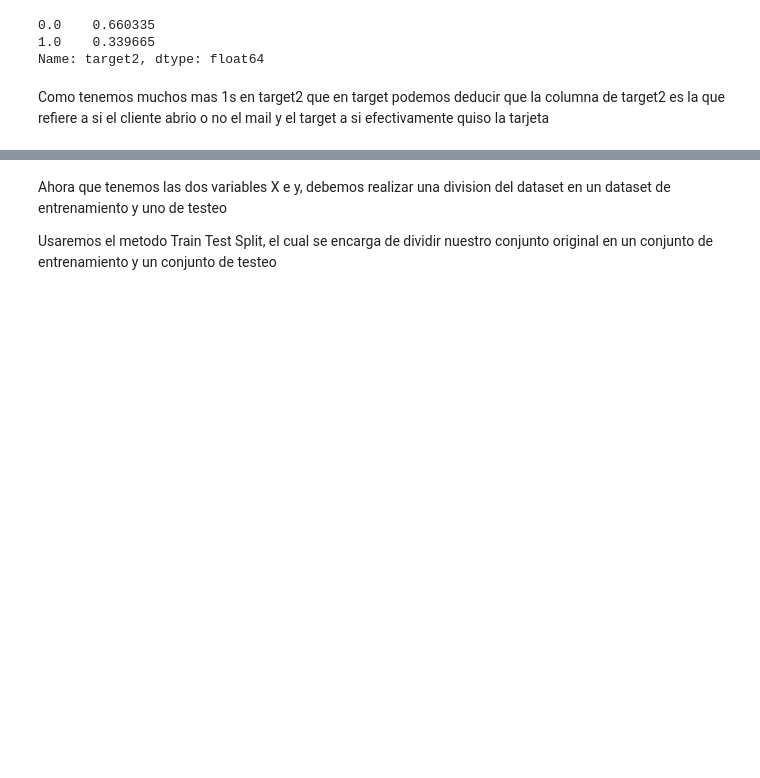
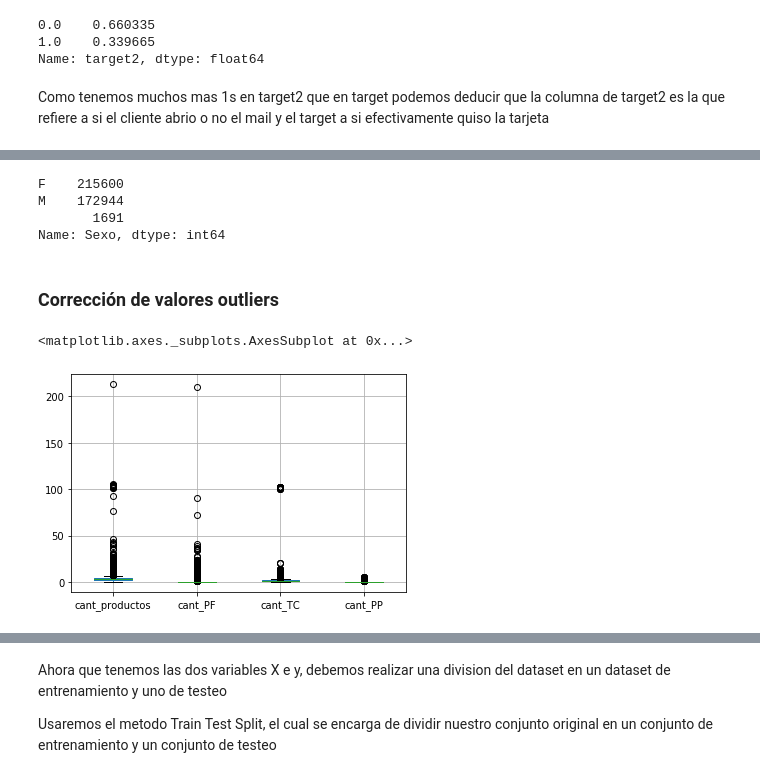
Before and after one commit to andreablatter/DataScience, a Jupyter notebook: Banco.ipynb, the cells around one changed output, grey strips where cells are left out. Drawn from its saved outputs; the diff is of its cells as text; code cells hidden in the pictures; blank space fills up the shorter version.

Commit message:
eliminacion de outliers y tratamiento de valores erroneos

```diff
--- a/Banco.ipynb
+++ b/Banco.ipynb
@@ -308,3 +306,5 @@ data.loc[data['score_deuda'].isnull(),'score_deuda']=1
+# %%
+data.loc[data['score_deuda']==0,'score_deuda']=1
 # %%
 #eliminaremos los nulos de la columna SaldoPromedioCAPesos_ant_2 y veremos si asi eliminamos los nulos de las otras 3 columnas
 #relacionadas a ant_2 tmb
@@ -684,0 +523,4 @@ X = df_best_corr[columns]
+# %%
+#tambien solo hay 3 tipos de periodos, igual que para fecha de saldos. de estas 2 podemos quedarnos solo con una columna
+#en tal caso preferiria quedarme con la columna que indica la fecha de saldos ya que posee mas informacion que el nro del periodo
+data.drop(columns="periodo", inplace=True)
@@ -684,0 +576,5 @@ X = df_best_corr[columns]
+# %%
+data.loc[data['Edad']>=100,'Edad']=47
+# %%
+#haremos lo mismo para los que tengan menos de 18 años
+data.loc[data['Edad']<18,'Edad']=47
@@ -684,0 +594,7 @@ X = df_best_corr[columns]
+# %%
+data['Sexo'].value_counts()
+# %% [output]
+F    215600
+M    172944
+       1691
+Name: Sexo, dtype: int64
@@ -684,0 +604,8 @@ X = df_best_corr[columns]
+# %% [markdown]
+### Corrección de valores outliers
+# %%
+#Analizaremos las variables cant_productos, cant_PF, cant_TC y cant_PP en busca de valores outliers
+data.boxplot(['cant_productos','cant_PF','cant_TC','cant_PP'])
+# %% [output]
+<matplotlib.axes._subplots.AxesSubplot at 0x...>
+[figure, added]
```
Also changed, not shown: parts of 62 cells of this notebook.
